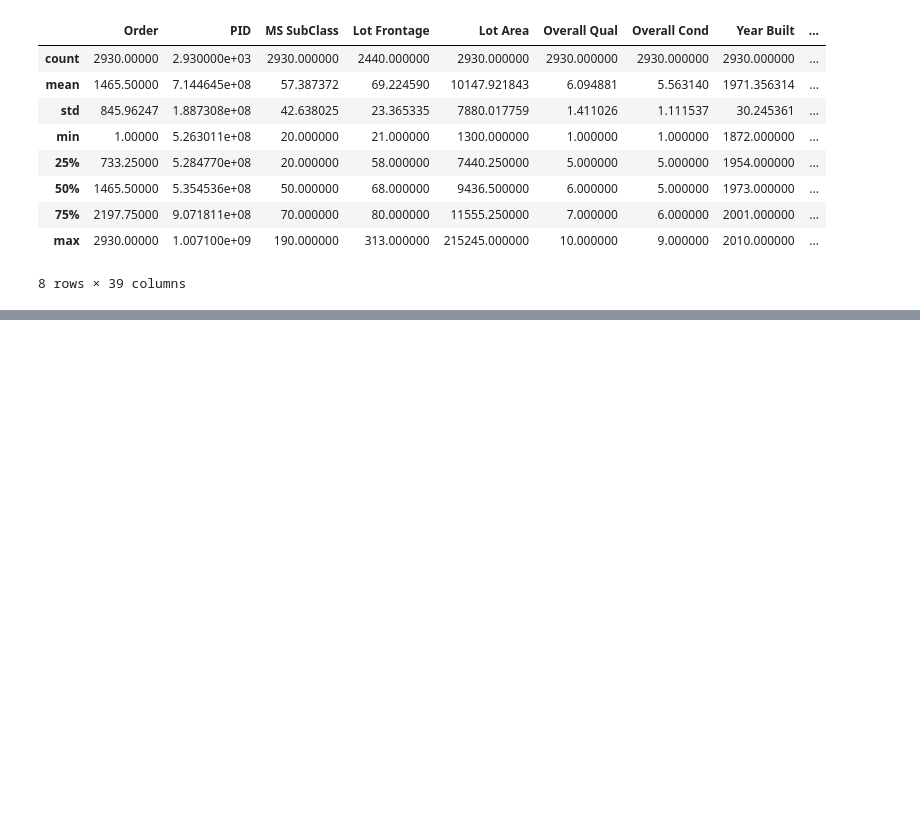
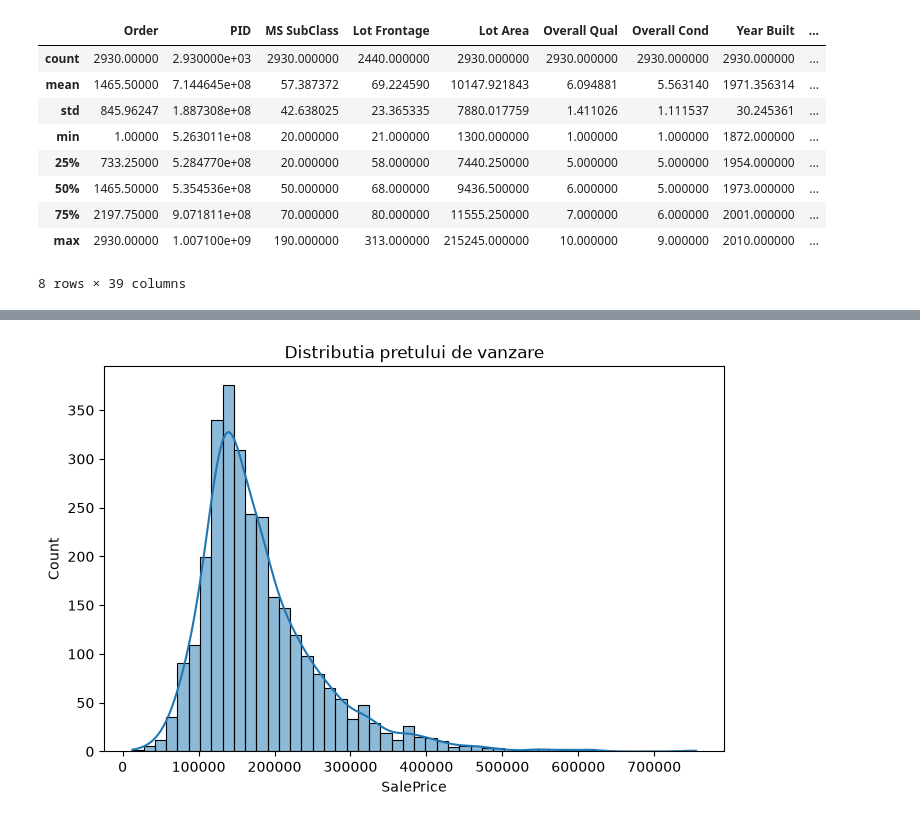
Before and after one commit to viragdiana/ML, a Jupyter notebook: lab-1-stefi.ipynb, the cells around one changed output, grey strips where cells are left out. Drawn from its saved outputs; the diff is of its cells as text; code cells hidden in the pictures; blank space fills up the shorter version.

Commit message:
Added 2 more plots. Histogram and box, comments and observations i did

```diff
--- a/lab-1-stefi.ipynb
+++ b/lab-1-stefi.ipynb
@@ -109,0 +123,10 @@ display(dataset.describe())
+# %%
+import matplotlib.pyplot as plt
+import seaborn as sns
+plt.figure(figsize=(8,5))
+sns.histplot(dataset["SalePrice"], bins=50, kde=True)
+plt.title("Distributia pretului de vanzare")
+plt.xlabel("SalePrice")
+plt.show()
+# %% [output]
+[figure, added]
```
Also changed, not shown: parts of 7 cells of this notebook.
